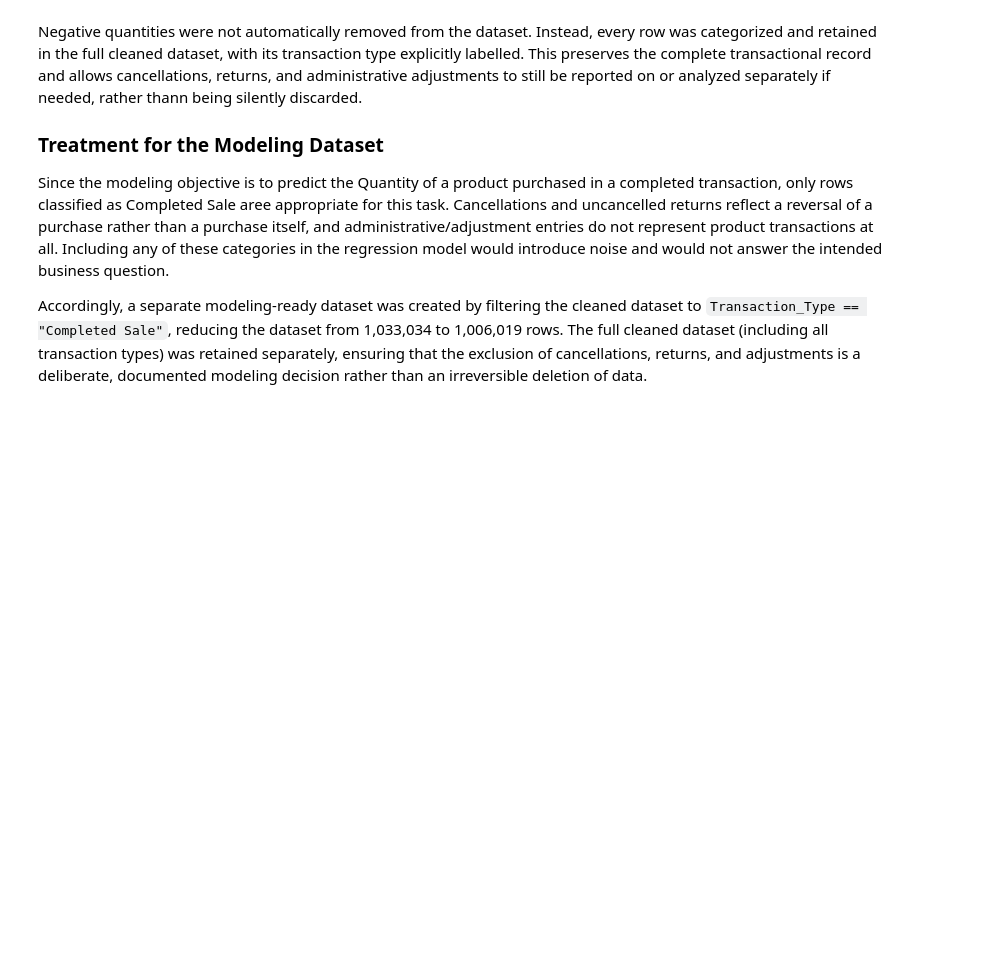
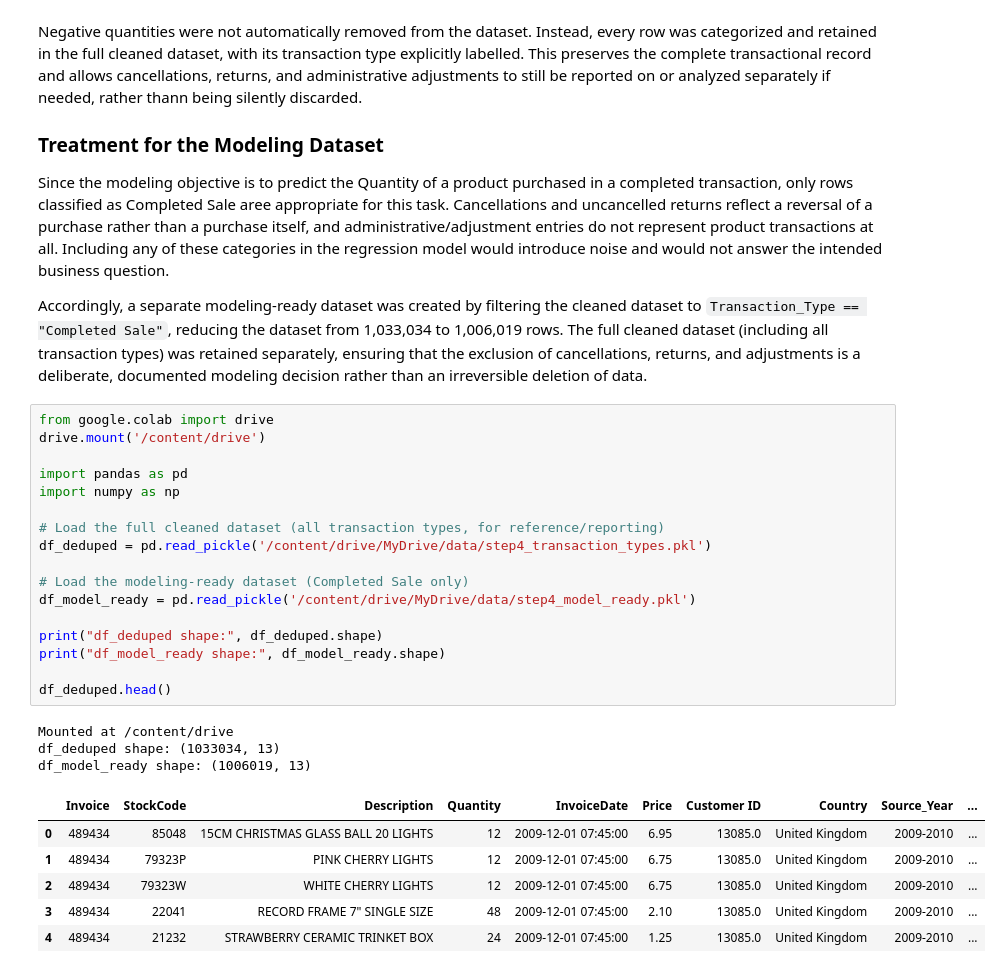
Before and after one commit to JoseAlberto88/Cleaning-Online-Retail-Data-and-Predicting-Purchase-Quantity, a Jupyter notebook: Cleaning_Data.ipynb, the cells around one changed output. Saved outputs shown, nothing was run; the diff lists cells and outputs as text; blank space fills up the shorter version.

```diff
--- a/Cleaning_Data.ipynb
+++ b/Cleaning_Data.ipynb
@@ -944,3 +944,30 @@ Negative quantities were not automatically removed from the dataset. Instead, ev
 Since the modeling objective is to predict the Quantity of a product purchased in a completed transaction, only rows classified as Completed Sale aree appropriate for this task. Cancellations and uncancelled returns reflect a reversal of a purchase rather than a purchase itself, and administrative/adjustment entries do not represent product transactions at all. Including any of these categories in the regression model would introduce noise and would not answer the intended business question.
 
 Accordingly, a separate modeling-ready dataset was created by filtering the cleaned dataset to `Transaction_Type == "Completed Sale"`, reducing the dataset from 1,033,034 to 1,006,019 rows. The full cleaned dataset (including all transaction types) was retained separately, ensuring that the exclusion of cancellations, returns, and adjustments is a deliberate, documented modeling decision rather than an irreversible deletion of data.
+# %%
+from google.colab import drive
+drive.mount('/content/drive')
+
+import pandas as pd
+import numpy as np
+
+# Load the full cleaned dataset (all transaction types, for reference/reporting)
+df_deduped = pd.read_pickle('/content/drive/MyDrive/data/step4_transaction_types.pkl')
+
+# Load the modeling-ready dataset (Completed Sale only)
+df_model_ready = pd.read_pickle('/content/drive/MyDrive/data/step4_model_ready.pkl')
+
+print("df_deduped shape:", df_deduped.shape)
+print("df_model_ready shape:", df_model_ready.shape)
+
+df_deduped.head()
+# %% [output]
+Mounted at /content/drive
+df_deduped shape: (1033034, 13)
+df_model_ready shape: (1006019, 13)
+|  | Invoice | StockCode | Description | Quantity | InvoiceDate | Price | Customer ID | Country | Source_Year | ... |
+| 0 | 489434 | 85048 | 15CM CHRISTMAS GLASS BALL 20 LIGHTS | 12 | 2009-12-01 07:45:00 | 6.95 | 13085.0 | United Kingdom | 2009-2010 | ... |
+| 1 | 489434 | 79323P | PINK CHERRY LIGHTS | 12 | 2009-12-01 07:45:00 | 6.75 | 13085.0 | United Kingdom | 2009-2010 | ... |
+| 2 | 489434 | 79323W | WHITE CHERRY LIGHTS | 12 | 2009-12-01 07:45:00 | 6.75 | 13085.0 | United Kingdom | 2009-2010 | ... |
+| 3 | 489434 | 22041 | RECORD FRAME 7" SINGLE SIZE | 48 | 2009-12-01 07:45:00 | 2.10 | 13085.0 | United Kingdom | 2009-2010 | ... |
+| 4 | 489434 | 21232 | STRAWBERRY CERAMIC TRINKET BOX | 24 | 2009-12-01 07:45:00 | 1.25 | 13085.0 | United Kingdom | 2009-2010 | ... |
```
Also changed, not shown: parts of 5 cells of this notebook.
